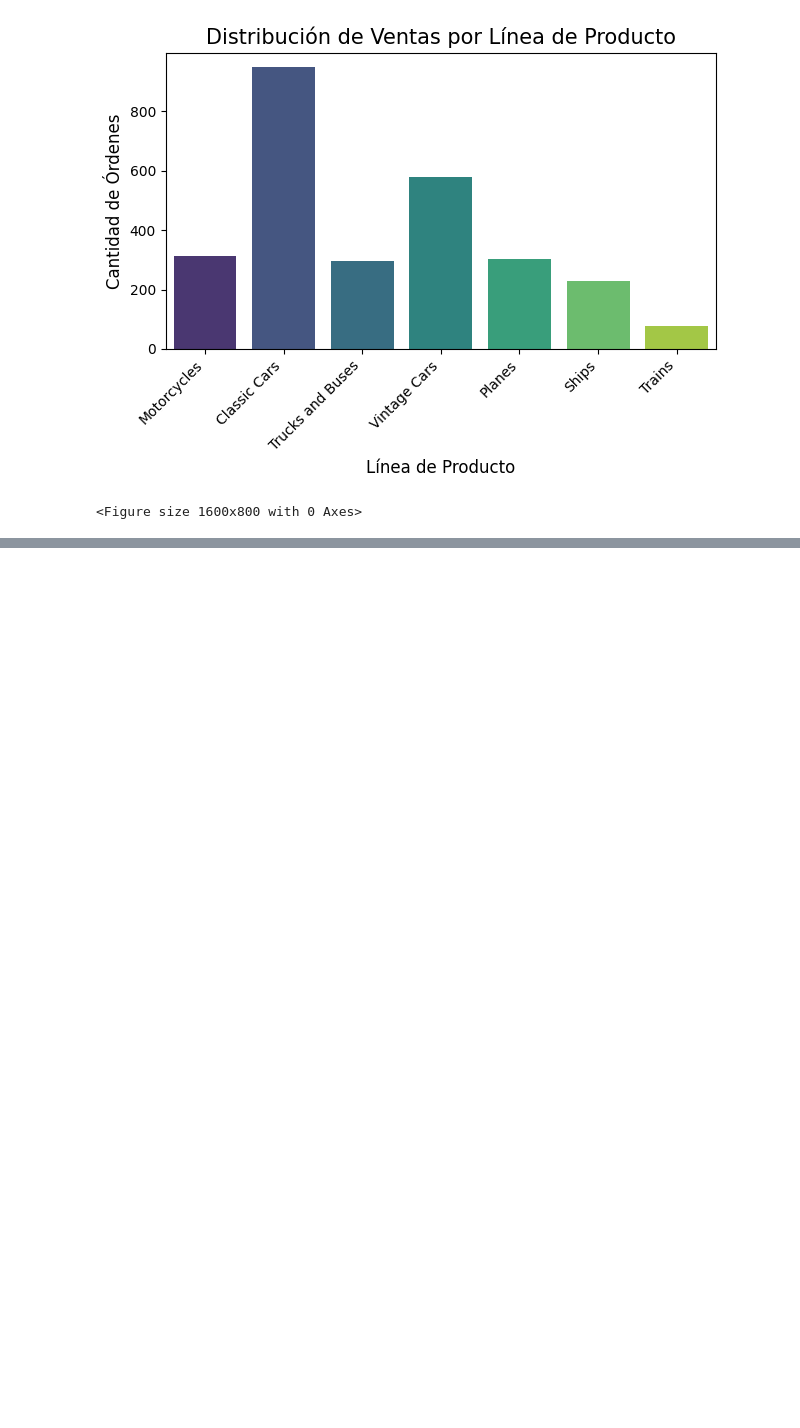
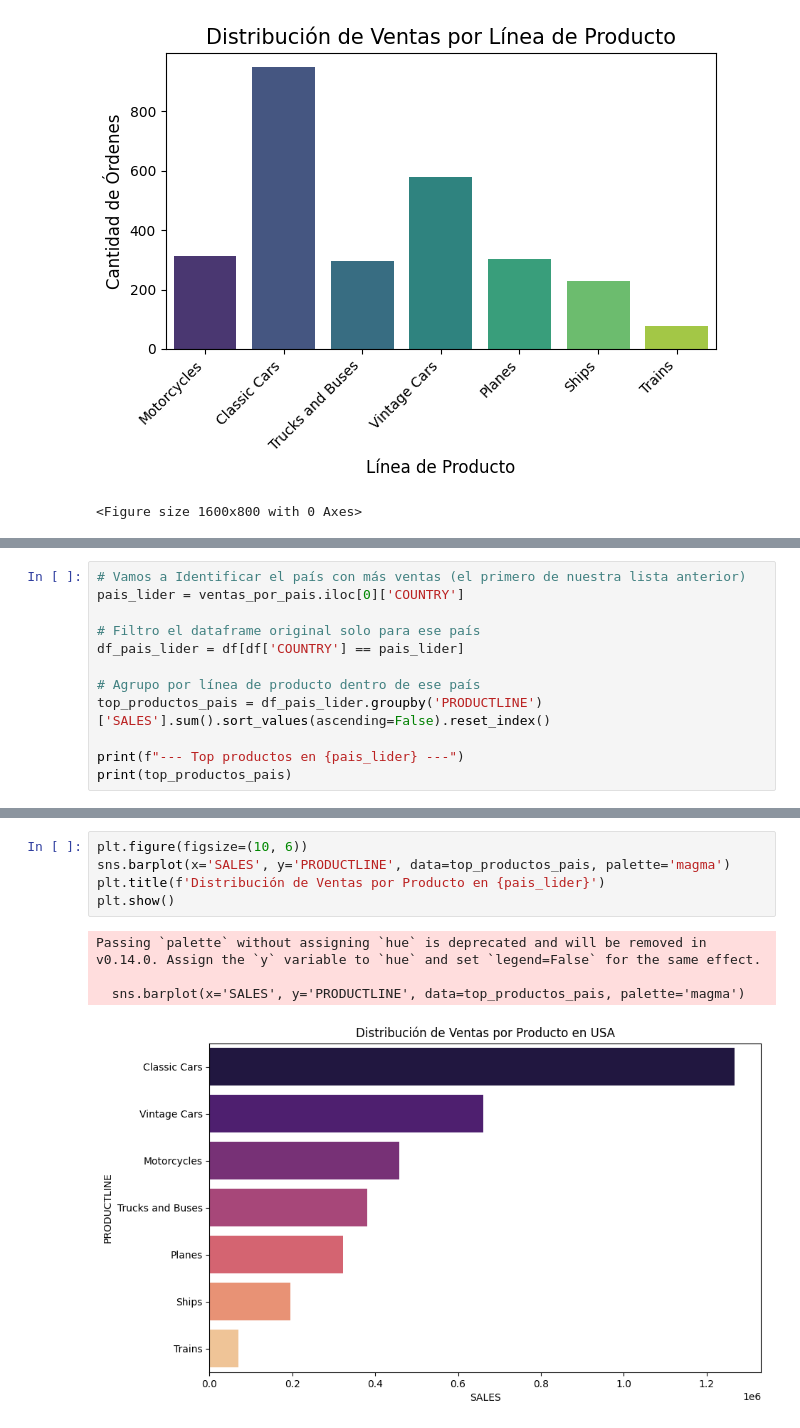
Before and after one commit to ameschini2206/Primera-Entrega-DSII---Alejandro-Meschini, a Jupyter notebook: Primera Entrega.ipynb, the cells around one changed output, grey strips where cells are left out. Saved outputs shown, nothing was run; the diff lists cells and outputs as text; blank space fills up the shorter version.

```diff
--- a/Primera Entrega.ipynb
+++ b/Primera Entrega.ipynb
@@ -130,0 +200,12 @@ Passing `palette` without assigning `hue` is deprecated and will be removed in v
+# %%
+# Vamos a Identificar el país con más ventas (el primero de nuestra lista anterior)
+pais_lider = ventas_por_pais.iloc[0]['COUNTRY']
+
+# Filtro el dataframe original solo para ese país
+df_pais_lider = df[df['COUNTRY'] == pais_lider]
+
+# Agrupo por línea de producto dentro de ese país
+top_productos_pais = df_pais_lider.groupby('PRODUCTLINE')['SALES'].sum().sort_values(ascending=False).reset_index()
+
+print(f"--- Top productos en {pais_lider} ---")
+print(top_productos_pais)
@@ -130,0 +222,10 @@ Passing `palette` without assigning `hue` is deprecated and will be removed in v
+# %%
+plt.figure(figsize=(10, 6))
+sns.barplot(x='SALES', y='PRODUCTLINE', data=top_productos_pais, palette='magma')
+plt.title(f'Distribución de Ventas por Producto en {pais_lider}')
+plt.show()
+# %% [output]
+Passing `palette` without assigning `hue` is deprecated and will be removed in v0.14.0. Assign the `y` variable to `hue` and set `legend=False` for the same effect.
+
+  sns.barplot(x='SALES', y='PRODUCTLINE', data=top_productos_pais, palette='magma')
+[figure, added]
```
Also changed, not shown: parts of 11 cells of this notebook.
